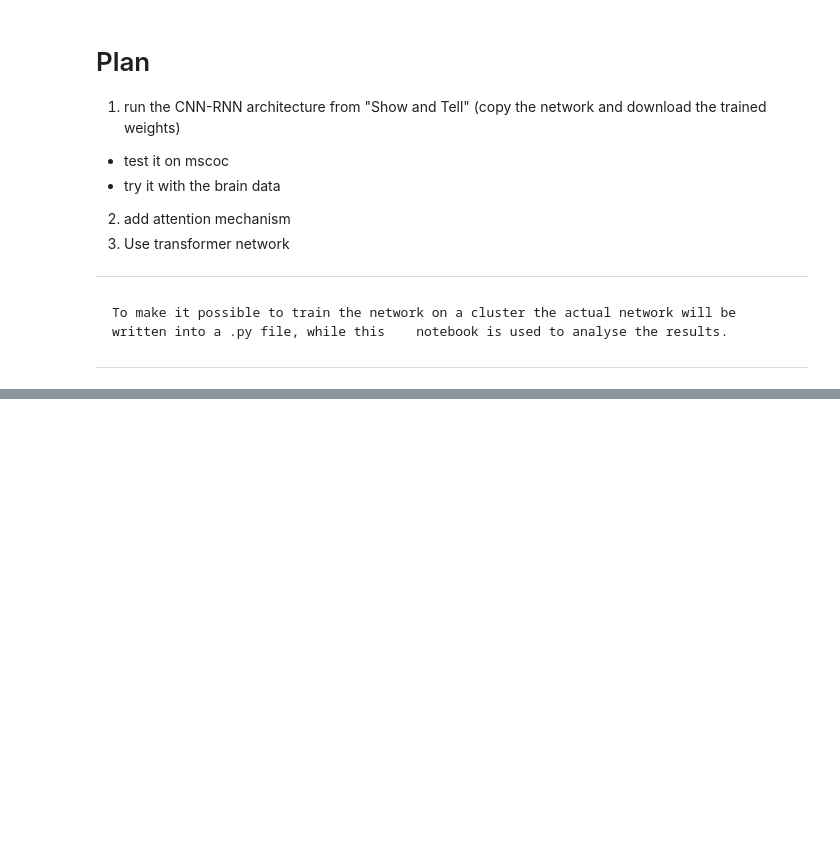
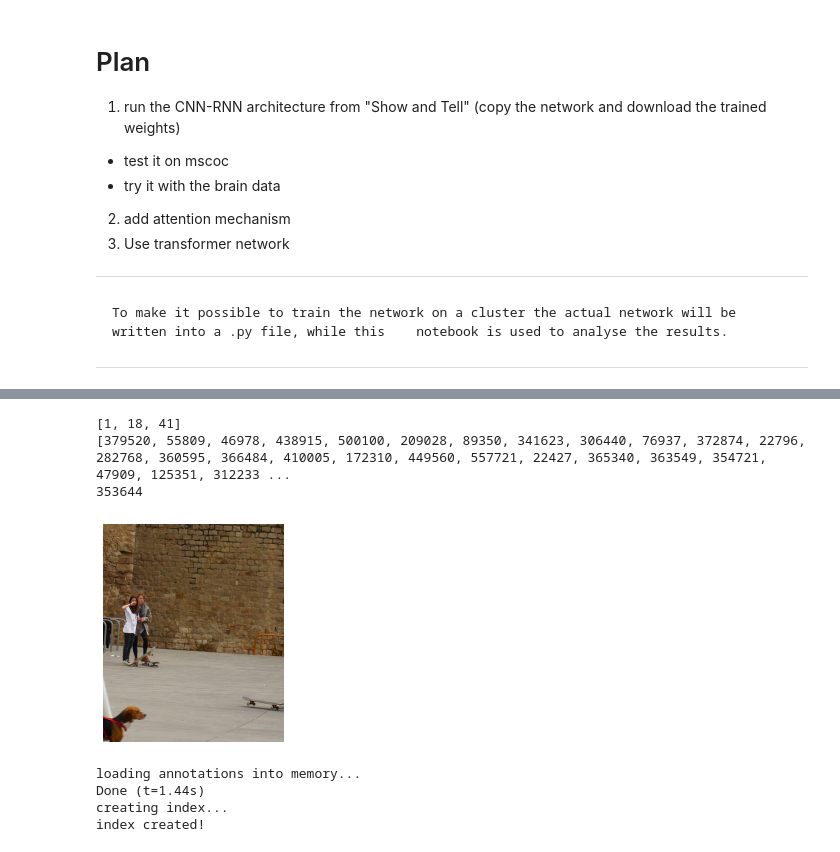
Before and after one commit to seang123/Masters-Thesis, a Jupyter notebook: Analysis_notebook.ipynb, the cells around one changed output, grey strips where cells are left out. Drawn from its saved outputs; the diff is of its cells as text; code cells hidden in the pictures; blank space fills up the shorter version.

```diff
--- a/Analysis_notebook.ipynb
+++ b/Analysis_notebook.ipynb
@@ -69,0 +75,6 @@ tf.config.list_physical_devices()
+# %%
+dataDir='C:\\Users\\giess\\OneDrive\\Documents\\University\\Master\\Masters Thesis\\Data'
+dataType='train2017'
+annFile='{}\\annotations\\instances_{}.json'.format(dataDir,dataType)
+# %%
+coco=COCO(annFile)
@@ -69,0 +86,7 @@ tf.config.list_physical_devices()
+# %%
+cats = coco.loadCats(coco.getCatIds())
+nms=[cat['name'] for cat in cats]
+print('COCO categories: \n{}\n'.format(' '.join(nms)))
+
+nms = set([cat['supercategory'] for cat in cats])
+print('COCO supercategories: \n{}'.format(' '.join(nms)))
@@ -69,0 +99,35 @@ tf.config.list_physical_devices()
+# %%
+# get all images containing given categories, select one at random
+catIds = coco.getCatIds(catNms=['person','dog','skateboard']);
+print(catIds)
+imgIds = coco.getImgIds(catIds=catIds );
+# imgIds = coco.getImgIds(imgIds = [324158])
+print(imgIds)
+rng_image = imgIds[np.random.randint(0,len(imgIds))]
+img = coco.loadImgs(rng_image)[0]
+print(rng_image)
+# img = coco.loadImgs(imgIds[0])[0]
+# %% [output]
+[1, 18, 41]
+[379520, 55809, 46978, 438915, 500100, 209028, 89350, 341623, 306440, 76937, 372874, 22796, 282768, 360595, 366484, 410005, 172310, 449560, 557721, 22427, 365340, 363549, 354721, 47909, 125351, 312233 ...
+353644
+# %%
+# load and display image
+# I = io.imread('%s/images/%s/%s'%(dataDir,dataType,img['file_name']))
+# use url to load image
+# I = io.imread(img['coco_url'])
+I = sio.imread(img['coco_url'])
+
+plt.axis('off')
+plt.imshow(I)
+plt.show()
+# %% [output]
+[figure, added]
+# %%
+annFile = '{}/annotations/captions_{}.json'.format(dataDir,dataType)
+coco_caps=COCO(annFile)
+# %% [output]
+loading annotations into memory...
+Done (t=1.44s)
+creating index...
+index created!
```
Also changed, not shown: parts of 6 cells of this notebook, 3 other files.
